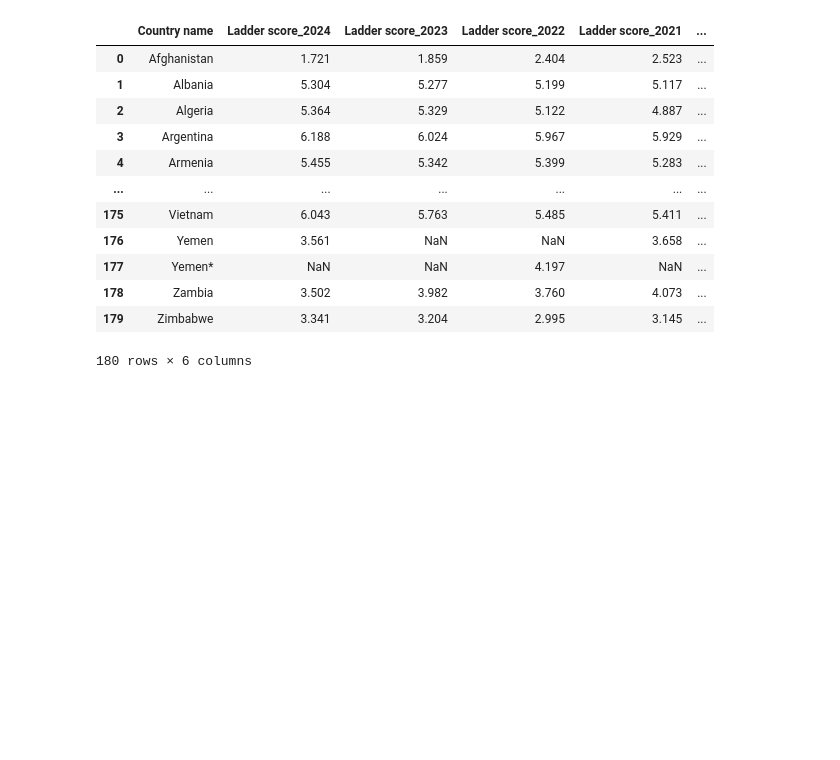
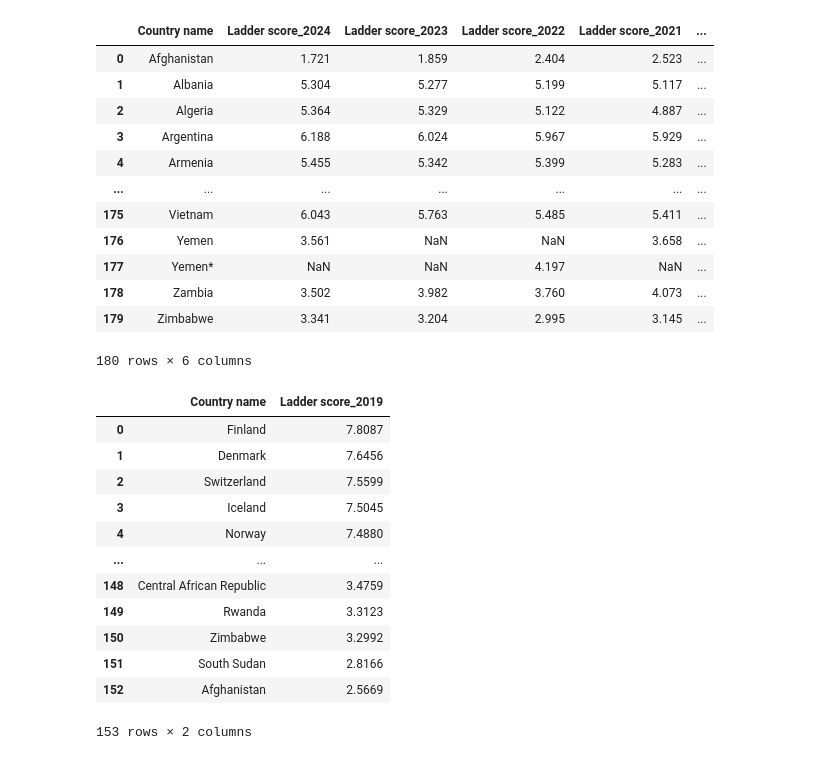
Before and after one commit to kristinaabramoff/Project__1, a Jupyter notebook: data_cleaning.ipynb, the cells around one changed output. Saved outputs shown, nothing was run; the diff lists cells and outputs as text; code cells hidden in the pictures; blank space fills up the shorter version.

```diff
--- a/data_cleaning.ipynb
+++ b/data_cleaning.ipynb
@@ -263,3 +263,30 @@ merged_2020_2024dataframe
 | 178 | Zambia | 3.502 | 3.982 | 3.760 | 4.073 | ... |
 | 179 | Zimbabwe | 3.341 | 3.204 | 2.995 | 3.145 | ... |
 180 rows × 6 columns
+# %%
+#make dataframe of 2020
+csvpath6 = os.path.join('Resources','WHR2019.csv')
+dataframe19 = pd.read_csv(csvpath5)
+dataframe19.head()
+
+
+# Select specific columns ('Country name' and 'Ladder score') for the cleaned DataFrame
+dataframe19_clean = dataframe19[['Country name', 'Ladder score']]
+
+# Rename the "Ladder score" column to "Ladder score_2020" in dataframe20_clean
+dataframe19_clean = dataframe19_clean.rename(columns={'Ladder score':'Ladder score_2019'})
+dataframe19_clean
+# %% [output]
+|  | Country name | Ladder score_2019 |
+| 0 | Finland | 7.8087 |
+| 1 | Denmark | 7.6456 |
+| 2 | Switzerland | 7.5599 |
+| 3 | Iceland | 7.5045 |
+| 4 | Norway | 7.4880 |
+| ... | ... | ... |
+| 148 | Central African Republic | 3.4759 |
+| 149 | Rwanda | 3.3123 |
+| 150 | Zimbabwe | 3.2992 |
+| 151 | South Sudan | 2.8166 |
+| 152 | Afghanistan | 2.5669 |
+153 rows × 2 columns
```
Also changed, not shown: parts of 6 cells of this notebook, 1 other file.
